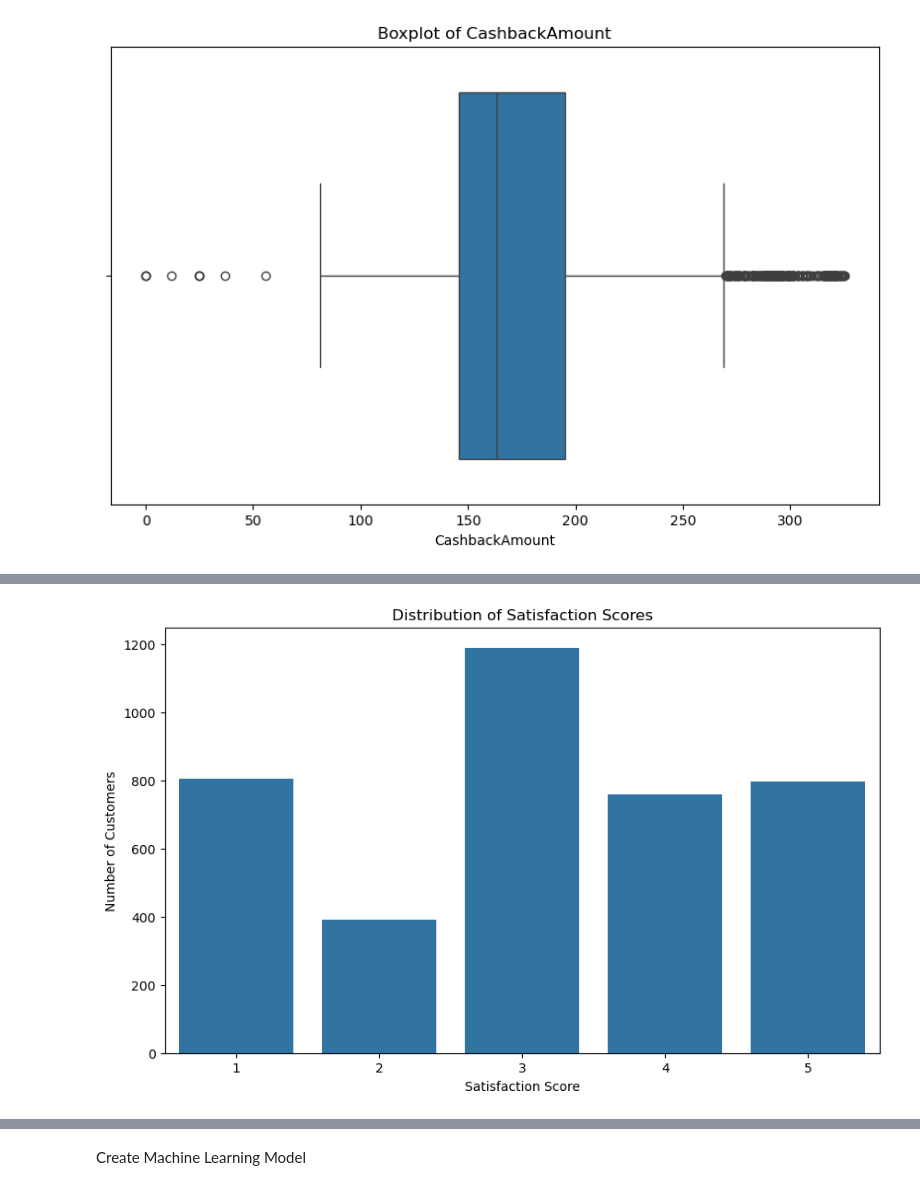
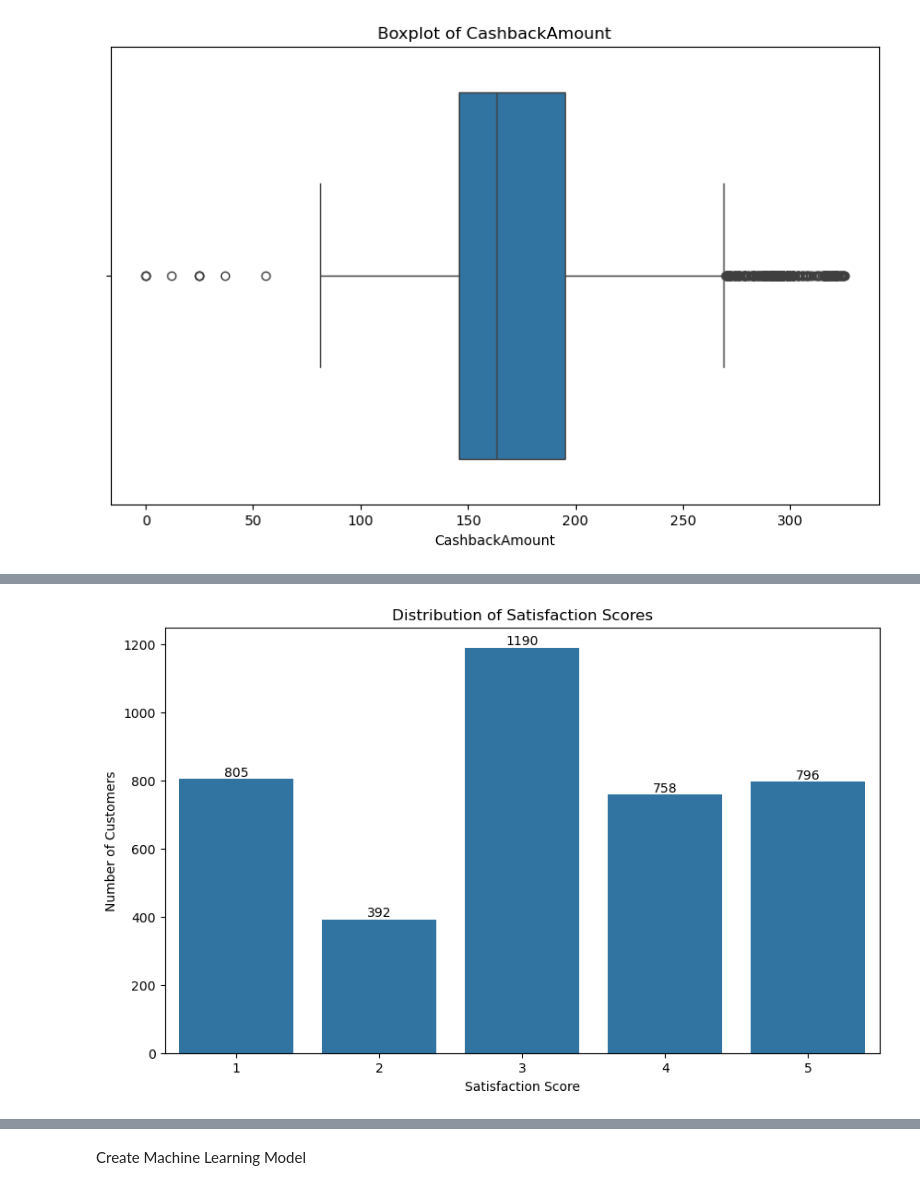
Before and after one commit to alhamfebian/purwadhika-jcdsol, a Jupyter notebook: Capstone Project/Capstone Project Module 3/ECommerceCustomerChurn.ipynb, the cells around one changed output, grey strips where cells are left out. Cells and saved outputs as stored; diff of their text form; code cells hidden in the pictures.

```diff
--- a/Capstone Project/Capstone Project Module 3/ECommerceCustomerChurn.ipynb
+++ b/Capstone Project/Capstone Project Module 3/ECommerceCustomerChurn.ipynb
@@ -98,9 +98,13 @@ for column in numeric_features:
 
 plt.figure(figsize=(10, 6))
 
-sns.barplot(
+preferred_order_categories_barplot = sns.barplot(
     data=df_ecommerce_customer_churn['PreferedOrderCat'].value_counts(),
 )
+
+for container in preferred_order_categories_barplot.containers:
+    preferred_order_categories_barplot.bar_label(container, fmt='%.0f')
+
 plt.title('Preferred Order Categories')
 plt.xlabel('Order Category')
 plt.ylabel('Number of Orders')
@@ -110,18 +114,22 @@ plt.show()
 # %%
 # Melihat distribusi data pada kolom Satifaction Score
 # Ingin mengetahui berapa banyak customer memberikan nilai kepuasan
 
 plt.figure(figsize=(10, 6))
 
-sns.barplot(
+distribution_satisfaction_scores_barplot = sns.barplot(
     data=df_ecommerce_customer_churn['SatisfactionScore'].value_counts(),
 )
+
+for container in distribution_satisfaction_scores_barplot.containers:
+    distribution_satisfaction_scores_barplot.bar_label(container, fmt='%.0f')
+
 plt.title('Distribution of Satisfaction Scores')
 plt.xlabel('Satisfaction Score')
 plt.ylabel('Number of Customers')
 plt.show()
 # %% [output]
-[figure, old version]
+[figure, new version]
 # %%
 # Melihat distribusi data pada kolom Marital Status
 # Diurutkan dari Marital Status yang paling banyak ke paling rendah
```
Also changed, not shown: parts of 8 cells of this notebook.
